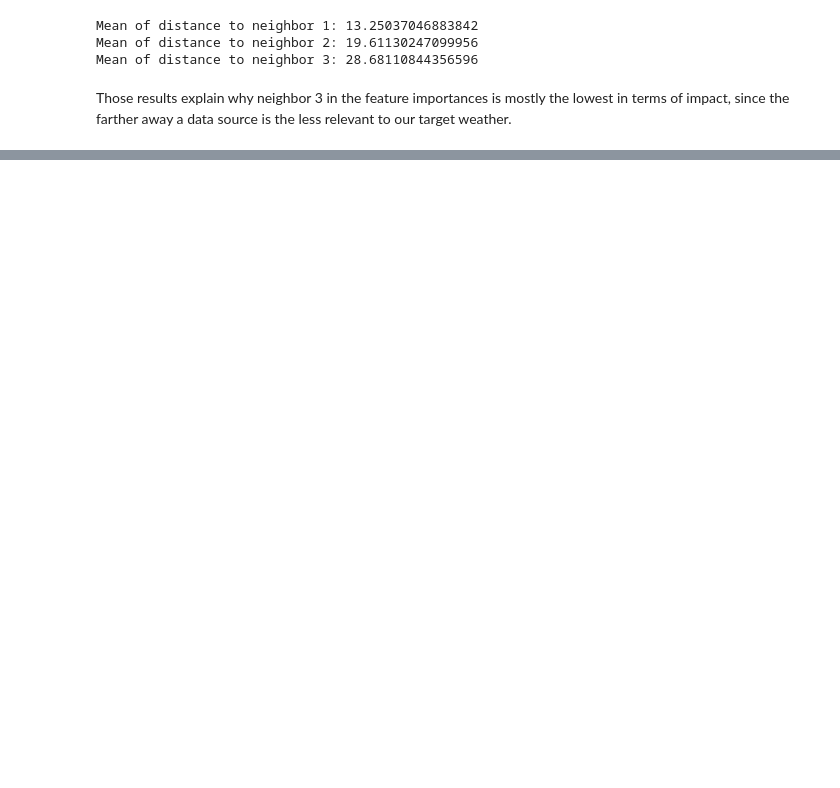
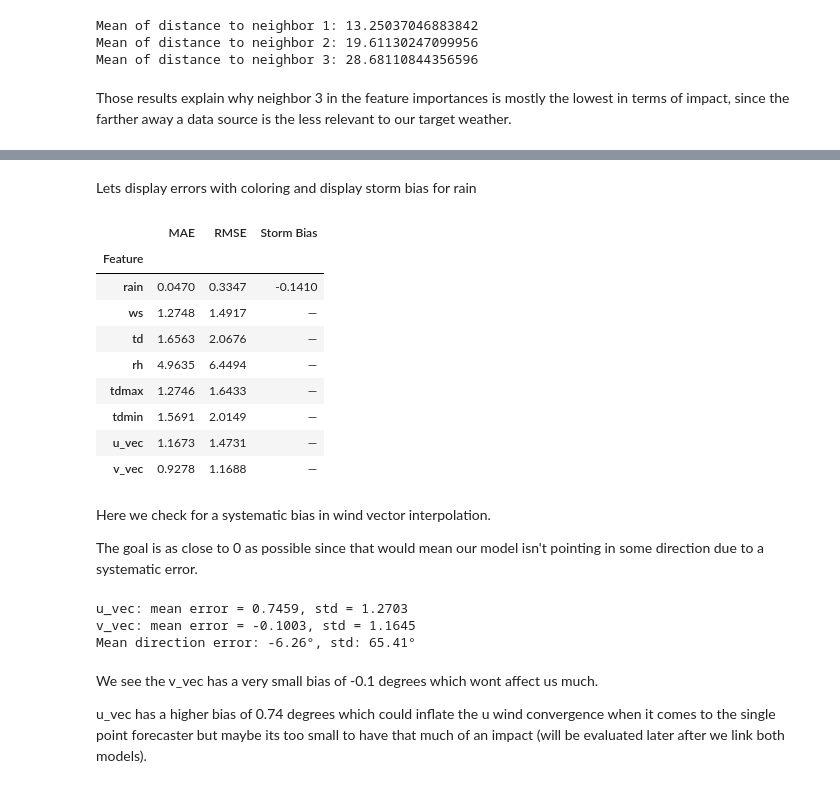
Before and after one commit to jadosh123/SparseData-AI-Precipitation-Forecasting, a Jupyter notebook: src/weather_engine/rfsi.ipynb, the cells around one changed output, grey strips where cells are left out. Saved outputs shown, nothing was run; the diff lists cells and outputs as text; code cells hidden in the pictures; blank space fills up the shorter version.

```diff
--- a/src/weather_engine/rfsi.ipynb
+++ b/src/weather_engine/rfsi.ipynb
@@ -196,0 +218,69 @@ v_vec: MAE=0.8400  RMSE=1.0720
+# %% [markdown]
+Lets display errors with coloring and display storm bias for rain
+# %%
+rows = []
+for feature in FEATURES:
+    y_true = y_test[feature].values
+    preds = test_preds[feature]
+    mae = mean_absolute_error(y_true, preds)
+    rmse = root_mean_squared_error(y_true, preds)
+
+    if feature == 'rain':
+        mask = y_true >= 0.1
+        storm_bias = float(np.mean(preds[mask] - y_true[mask])) if mask.sum() > 0 else np.nan
+    else:
+        storm_bias = np.nan
+
+    rows.append({'Feature': feature, 'MAE': mae, 'RMSE': rmse, 'Storm Bias': storm_bias})
+
+df_metrics = pd.DataFrame(rows).set_index('Feature')
+abs_max_bias = df_metrics['Storm Bias'].abs().max()
+
+display(
+    df_metrics.style
+    .format({'MAE': '{:.4f}', 'RMSE': '{:.4f}', 'Storm Bias': '{:.4f}'}, na_rep='—')
+    .background_gradient(cmap='coolwarm', subset=['MAE', 'RMSE'])
+    .background_gradient(cmap='RdYlGn_r', subset=['Storm Bias'], vmin=-abs_max_bias, vmax=abs_max_bias)
+)
+# %% [output]
+|  | MAE | RMSE | Storm Bias |
+| Feature |  |  |  |
+| rain | 0.0470 | 0.3347 | -0.1410 |
+| ws | 1.2748 | 1.4917 | — |
+| td | 1.6563 | 2.0676 | — |
+| rh | 4.9635 | 6.4494 | — |
+| tdmax | 1.2746 | 1.6433 | — |
+| tdmin | 1.5691 | 2.0149 | — |
+| u_vec | 1.1673 | 1.4731 | — |
+| v_vec | 0.9278 | 1.1688 | — |
+# %% [markdown]
+Here we check for a systematic bias in wind vector interpolation.
+
+The goal is as close to 0 as possible since that would mean our model isn't pointing in some direction due to a systematic error.
+# %%
+import numpy as np
+
+for feature in ['u_vec', 'v_vec']:
+    err = test_preds[feature] - y_test[feature].values
+    print(f"{feature}: mean error = {err.mean():.4f}, std = {err.std():.4f}")
+
+# Direction bias: compare mean predicted vs true direction
+u_true, v_true = y_test['u_vec'].values, y_test['v_vec'].values
+u_pred, v_pred = test_preds['u_vec'], test_preds['v_vec']
+
+true_dir = np.degrees(np.arctan2(v_true, u_true))
+pred_dir = np.degrees(np.arctan2(v_pred, u_pred))
+
+angle_diff = pred_dir - true_dir
+# Wrap to [-180, 180]
+angle_diff = (angle_diff + 180) % 360 - 180
+
+print(f"Mean direction error: {angle_diff.mean():.2f}°, std: {angle_diff.std():.2f}°")
+# %% [output]
+u_vec: mean error = 0.7459, std = 1.2703
+v_vec: mean error = -0.1003, std = 1.1645
+Mean direction error: -6.26°, std: 65.41°
+# %% [markdown]
+We see the v_vec has a very small bias of -0.1 degrees which wont affect us much.
+
+u_vec has a higher bias of 0.74 degrees which could inflate the u wind convergence when it comes to the single point forecaster but maybe its too small to have that much of an impact (will be evaluated later after we link both models).
```
Also changed, not shown: parts of 5 cells of this notebook, 2 other files.
